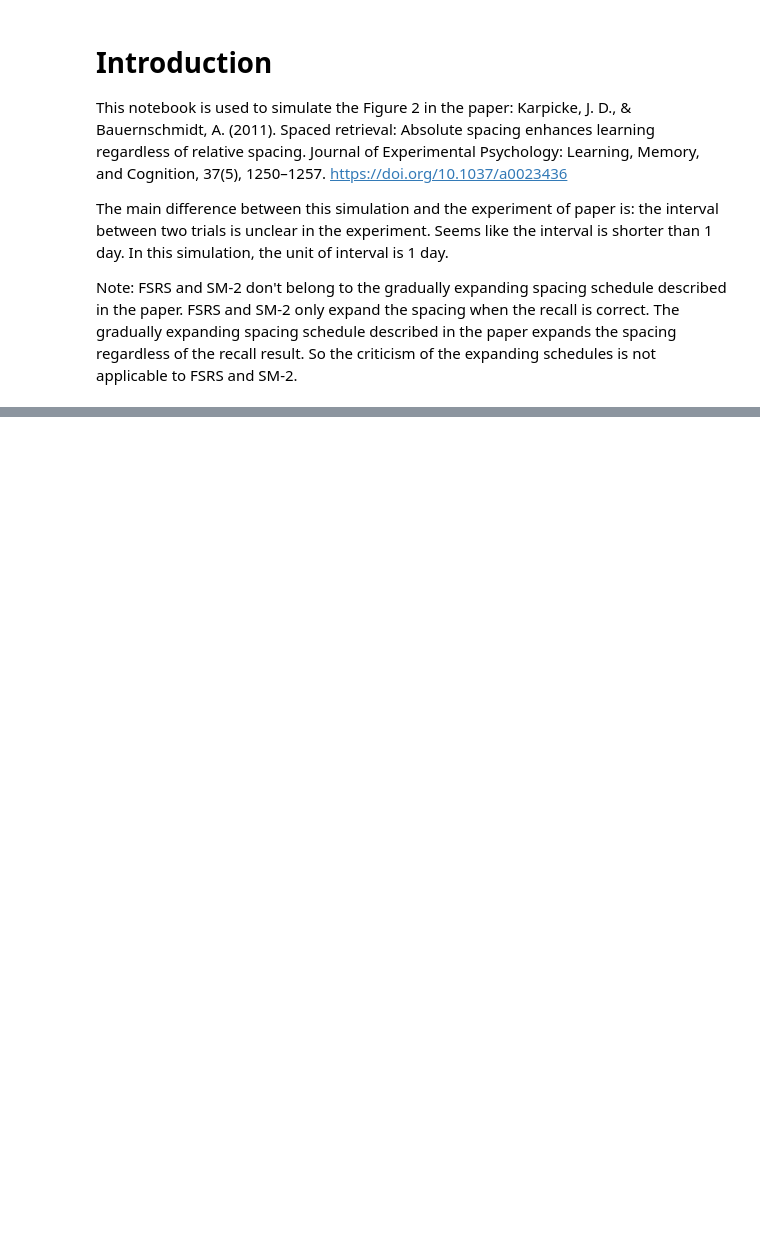
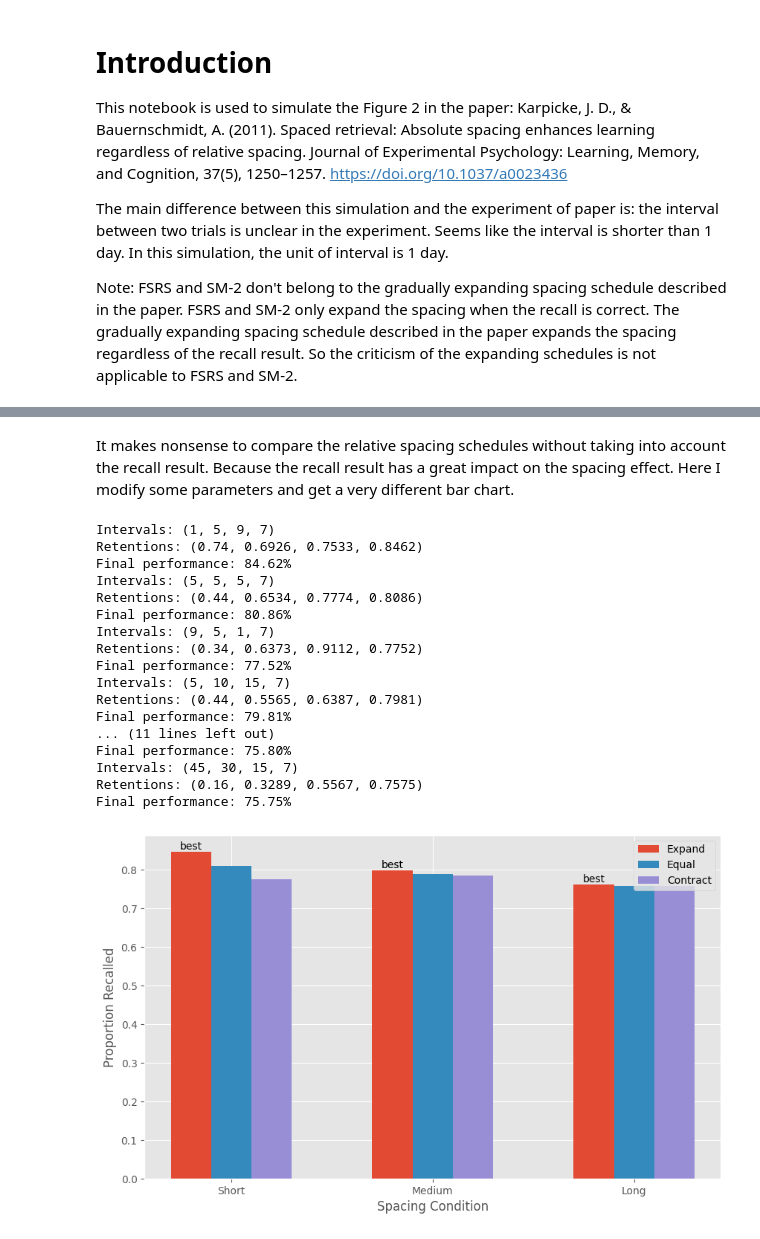
Before and after one commit to open-spaced-repetition/expanding-vs-uniform, a Jupyter notebook: notebook.ipynb, the cells around one changed output, grey strips where cells are left out. Drawn from its saved outputs; the diff is of its cells as text; code cells hidden in the pictures; blank space fills up the shorter version.

```diff
--- a/notebook.ipynb
+++ b/notebook.ipynb
@@ -146,3 +157,27 @@ plt.show()
 The original figure 2 in the paper:
 
 ![img](original.jpg)
+# %% [markdown]
+It makes nonsense to compare the relative spacing schedules without taking into account the recall result. Because the recall result has a great impact on the spacing effect. Here I modify some parameters and get a very different bar chart.
+# %%
+results = simulate(s0_factor=0.5,first_rating=1, test_interval=7)
+bar_chat(results)
+# %% [output]
+Intervals: (1, 5, 9, 7)
+Retentions: (0.74, 0.6926, 0.7533, 0.8462)
+Final performance: 84.62%
+Intervals: (5, 5, 5, 7)
+Retentions: (0.44, 0.6534, 0.7774, 0.8086)
+Final performance: 80.86%
+Intervals: (9, 5, 1, 7)
+Retentions: (0.34, 0.6373, 0.9112, 0.7752)
+Final performance: 77.52%
+Intervals: (5, 10, 15, 7)
+Retentions: (0.44, 0.5565, 0.6387, 0.7981)
+Final performance: 79.81%
+... (11 lines left out)
+Final performance: 75.80%
+Intervals: (45, 30, 15, 7)
+Retentions: (0.16, 0.3289, 0.5567, 0.7575)
+Final performance: 75.75%
+[figure, added]
```
Also changed, not shown: parts of 3 cells of this notebook, 1 other file.
